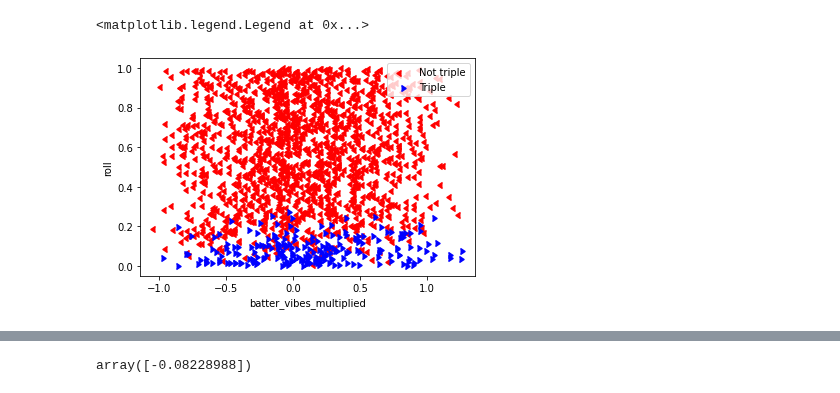
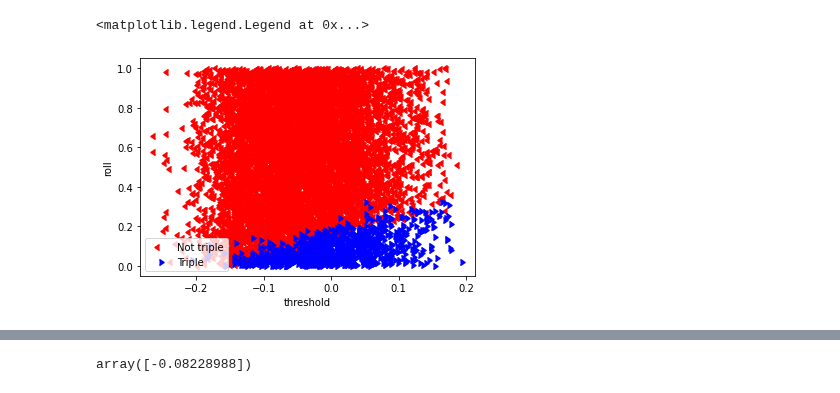
Before and after one commit to xSke/resim, a Jupyter notebook: find_roll_formula_triples.ipynb, the cells around one changed output, grey strips where cells are left out. Cells and saved outputs as stored; diff of their text form; code cells hidden in the pictures.

```diff
--- a/find_roll_formula_triples.ipynb
+++ b/find_roll_formula_triples.ipynb
@@ -14,29 +14,29 @@ df['op_times_pitcher_vibes'] = df['pitcher_overpowerment'] * df['pitcher_vibes']
 # %%
 df['flinch'] = (df["batter_mods"].astype(str).str.contains("FLINCH") & (df["strike_count"] == 0)).astype(int)
 df["threshold"] = 0.082508 + df["batter_ground_friction"] * 0.2 - df["pitcher_overpowerment"] * 0.045 - df["ballpark_ominousness"] * 0.4 - df["ballpark_viscosity"] * 0.025 - df["ballpark_forwardness"] * 0.025
 
-x_val = "batter_vibes_multiplied"
+x_val = "threshold"
 # x_val = "svc"
 fig, ax = plt.subplots(1)
 ax.scatter(df[~df['passed']][x_val], df[~df['passed']]["roll"], color="red", label="Not triple", marker=CARETLEFTBASE)
 ax.scatter(df[df['passed']][x_val], df[df['passed']]["roll"], color="blue", label="Triple", marker=CARETRIGHTBASE)
 ax.set_xlabel(x_val)
 ax.set_ylabel('roll')
 # ax.set_xlim(0.48, 0.52)
 
 # min_x, max_x = ax.get_xlim()
 # xx = np.linspace(min_x - 0.1, max_x + 0.1)
 # yy = xx * 0.35 + 0.35
 # ax.plot(xx, yy)
 
 ax.legend()
 
 # fig.savefig(x_val+".png", facecolor='white')
 # endpoints = np.array(ax.get_xlim())
 # ax.plot(endpoints, 0.35 + 0.35 * endpoints)
 # %% [output]
 <matplotlib.legend.Legend at 0x...>
-[figure, old version]
+[figure, new version]
 # %%
 df["offset"] = df["roll"] - df["threshold"]
 
```
Also changed, not shown: parts of 6 cells of this notebook, 2 other files.
